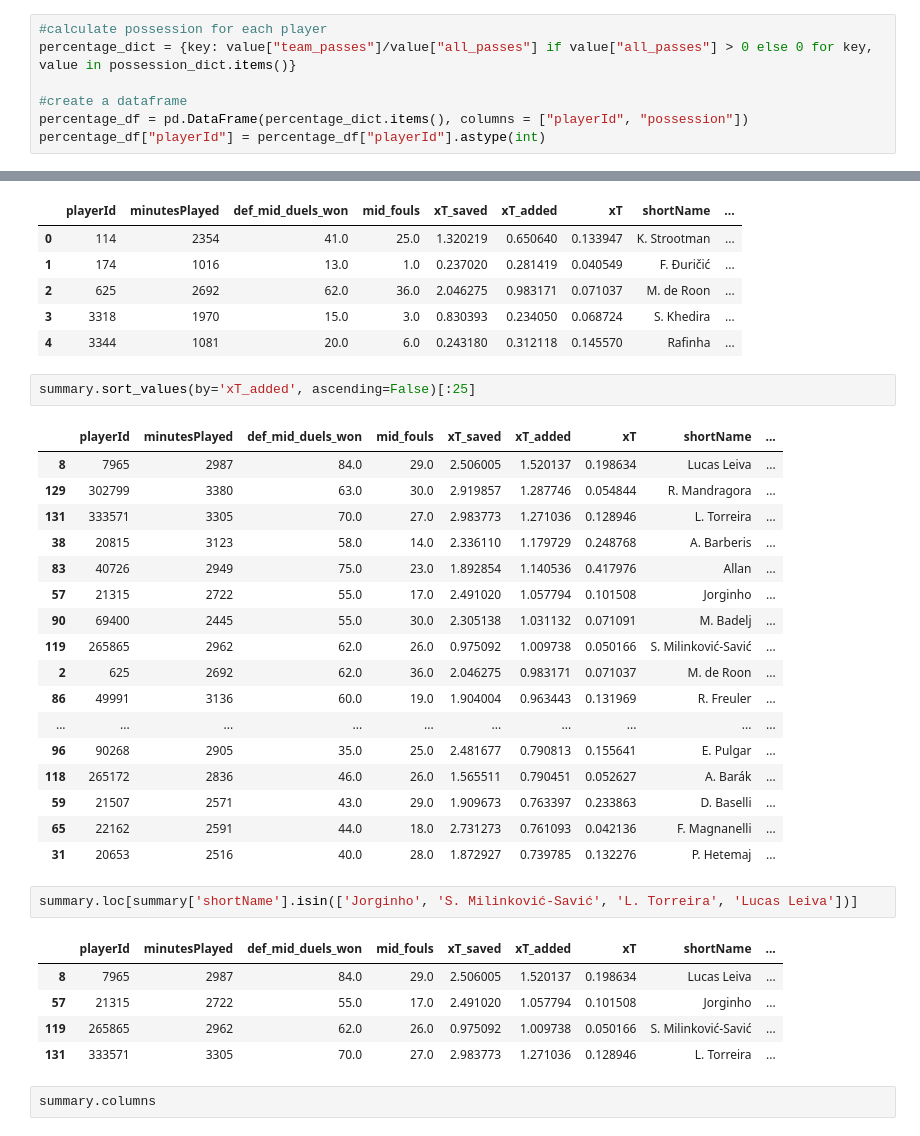
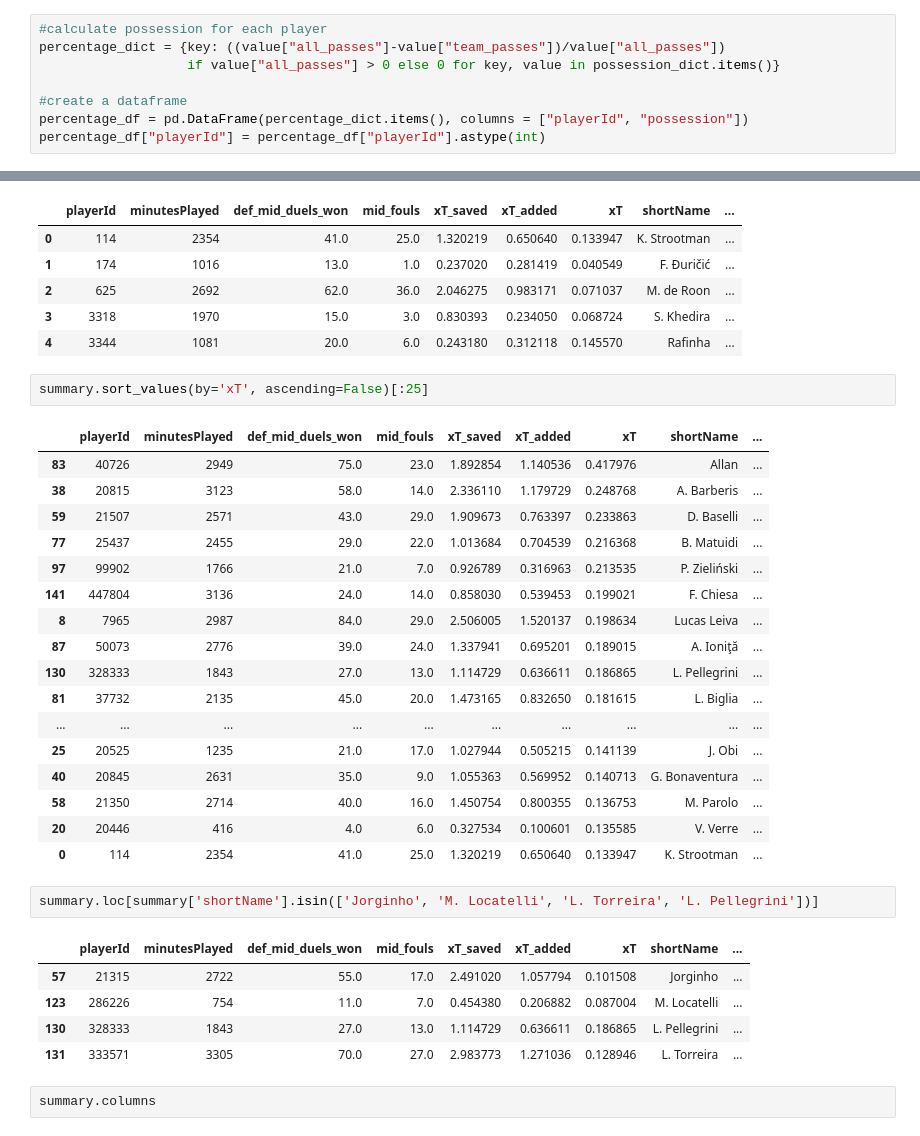
Before and after one commit to yashkarle/soccer-ds-stats, a Jupyter notebook: Projects/4UppsalaMMS/3_StatsScouting/assignment_2_evaluating_players.ipynb, the cells around one changed output, grey strips where cells are left out. Saved outputs shown, nothing was run; the diff lists cells and outputs as text.

```diff
--- a/Projects/4UppsalaMMS/3_StatsScouting/assignment_2_evaluating_players.ipynb
+++ b/Projects/4UppsalaMMS/3_StatsScouting/assignment_2_evaluating_players.ipynb
@@ -855,7 +855,8 @@ possession_dict
  '25885': {'team_passes': 392, 'all_passes': 793}}
 # %%
 #calculate possession for each player
-percentage_dict = {key: value["team_passes"]/value["all_passes"] if value["all_passes"] > 0 else 0 for key, value in possession_dict.items()}
+percentage_dict = {key: ((value["all_passes"]-value["team_passes"])/value["all_passes"])
+                   if value["all_passes"] > 0 else 0 for key, value in possession_dict.items()}
 
 #create a dataframe
 percentage_df = pd.DataFrame(percentage_dict.items(), columns = ["playerId", "possession"])
@@ -887,32 +888,32 @@ summary.head()
 | 3 | 3318 | 1970 | 15.0 | 3.0 | 0.830393 | 0.234050 | 0.068724 | S. Khedira | ... |
 | 4 | 3344 | 1081 | 20.0 | 6.0 | 0.243180 | 0.312118 | 0.145570 | Rafinha | ... |
 # %%
-summary.sort_values(by='xT_added', ascending=False)[:25]
+summary.sort_values(by='xT', ascending=False)[:25]
 # %% [output]
 |  | playerId | minutesPlayed | def_mid_duels_won | mid_fouls | xT_saved | xT_added | xT | shortName | ... |
+| 83 | 40726 | 2949 | 75.0 | 23.0 | 1.892854 | 1.140536 | 0.417976 | Allan | ... |
+| 38 | 20815 | 3123 | 58.0 | 14.0 | 2.336110 | 1.179729 | 0.248768 | A. Barberis | ... |
+| 59 | 21507 | 2571 | 43.0 | 29.0 | 1.909673 | 0.763397 | 0.233863 | D. Baselli | ... |
+| 77 | 25437 | 2455 | 29.0 | 22.0 | 1.013684 | 0.704539 | 0.216368 | B. Matuidi | ... |
+| 97 | 99902 | 1766 | 21.0 | 7.0 | 0.926789 | 0.316963 | 0.213535 | P. Zieliński | ... |
+| 141 | 447804 | 3136 | 24.0 | 14.0 | 0.858030 | 0.539453 | 0.199021 | F. Chiesa | ... |
 | 8 | 7965 | 2987 | 84.0 | 29.0 | 2.506005 | 1.520137 | 0.198634 | Lucas Leiva | ... |
-| 129 | 302799 | 3380 | 63.0 | 30.0 | 2.919857 | 1.287746 | 0.054844 | R. Mandragora | ... |
-| 131 | 333571 | 3305 | 70.0 | 27.0 | 2.983773 | 1.271036 | 0.128946 | L. Torreira | ... |
-| 38 | 20815 | 3123 | 58.0 | 14.0 | 2.336110 | 1.179729 | 0.248768 | A. Barberis | ... |
-| 83 | 40726 | 2949 | 75.0 | 23.0 | 1.892854 | 1.140536 | 0.417976 | Allan | ... |
-| 57 | 21315 | 2722 | 55.0 | 17.0 | 2.491020 | 1.057794 | 0.101508 | Jorginho | ... |
-| 90 | 69400 | 2445 | 55.0 | 30.0 | 2.305138 | 1.031132 | 0.071091 | M. Badelj | ... |
-| 119 | 265865 | 2962 | 62.0 | 26.0 | 0.975092 | 1.009738 | 0.050166 | S. Milinković-Savić | ... |
-| 2 | 625 | 2692 | 62.0 | 36.0 | 2.046275 | 0.983171 | 0.071037 | M. de Roon | ... |
-| 86 | 49991 | 3136 | 60.0 | 19.0 | 1.904004 | 0.963443 | 0.131969 | R. Freuler | ... |
+| 87 | 50073 | 2776 | 39.0 | 24.0 | 1.337941 | 0.695201 | 0.189015 | A. Ioniţă | ... |
+| 130 | 328333 | 1843 | 27.0 | 13.0 | 1.114729 | 0.636611 | 0.186865 | L. Pellegrini | ... |
+| 81 | 37732 | 2135 | 45.0 | 20.0 | 1.473165 | 0.832650 | 0.181615 | L. Biglia | ... |
 | ... | ... | ... | ... | ... | ... | ... | ... | ... | ... |
-| 96 | 90268 | 2905 | 35.0 | 25.0 | 2.481677 | 0.790813 | 0.155641 | E. Pulgar | ... |
-| 118 | 265172 | 2836 | 46.0 | 26.0 | 1.565511 | 0.790451 | 0.052627 | A. Barák | ... |
-| 59 | 21507 | 2571 | 43.0 | 29.0 | 1.909673 | 0.763397 | 0.233863 | D. Baselli | ... |
-| 65 | 22162 | 2591 | 44.0 | 18.0 | 2.731273 | 0.761093 | 0.042136 | F. Magnanelli | ... |
-| 31 | 20653 | 2516 | 40.0 | 28.0 | 1.872927 | 0.739785 | 0.132276 | P. Hetemaj | ... |
+| 25 | 20525 | 1235 | 21.0 | 17.0 | 1.027944 | 0.505215 | 0.141139 | J. Obi | ... |
+| 40 | 20845 | 2631 | 35.0 | 9.0 | 1.055363 | 0.569952 | 0.140713 | G. Bonaventura | ... |
+| 58 | 21350 | 2714 | 40.0 | 16.0 | 1.450754 | 0.800355 | 0.136753 | M. Parolo | ... |
+| 20 | 20446 | 416 | 4.0 | 6.0 | 0.327534 | 0.100601 | 0.135585 | V. Verre | ... |
+| 0 | 114 | 2354 | 41.0 | 25.0 | 1.320219 | 0.650640 | 0.133947 | K. Strootman | ... |
 # %%
-summary.loc[summary['shortName'].isin(['Jorginho', 'S. Milinković-Savić', 'L. Torreira', 'Lucas Leiva'])]
+summary.loc[summary['shortName'].isin(['Jorginho', 'M. Locatelli', 'L. Torreira', 'L. Pellegrini'])]
 # %% [output]
 |  | playerId | minutesPlayed | def_mid_duels_won | mid_fouls | xT_saved | xT_added | xT | shortName | ... |
-| 8 | 7965 | 2987 | 84.0 | 29.0 | 2.506005 | 1.520137 | 0.198634 | Lucas Leiva | ... |
 | 57 | 21315 | 2722 | 55.0 | 17.0 | 2.491020 | 1.057794 | 0.101508 | Jorginho | ... |
-| 119 | 265865 | 2962 | 62.0 | 26.0 | 0.975092 | 1.009738 | 0.050166 | S. Milinković-Savić | ... |
+| 123 | 286226 | 754 | 11.0 | 7.0 | 0.454380 | 0.206882 | 0.087004 | M. Locatelli | ... |
+| 130 | 328333 | 1843 | 27.0 | 13.0 | 1.114729 | 0.636611 | 0.186865 | L. Pellegrini | ... |
 | 131 | 333571 | 3305 | 70.0 | 27.0 | 2.983773 | 1.271036 | 0.128946 | L. Torreira | ... |
 # %%
 summary.columns
```
Also changed, not shown: parts of 18 cells of this notebook, 1 other file.
